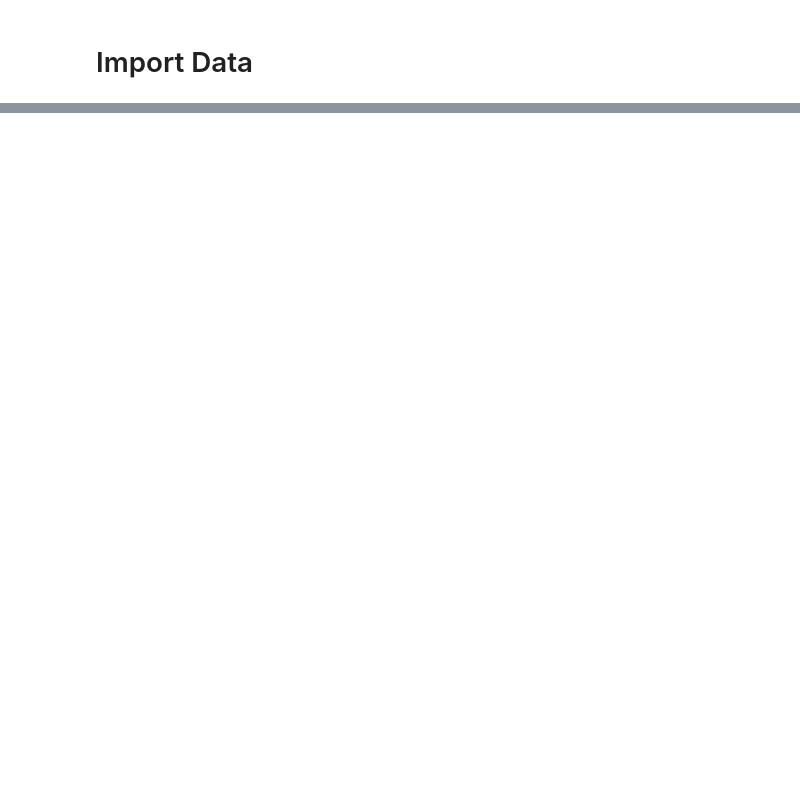
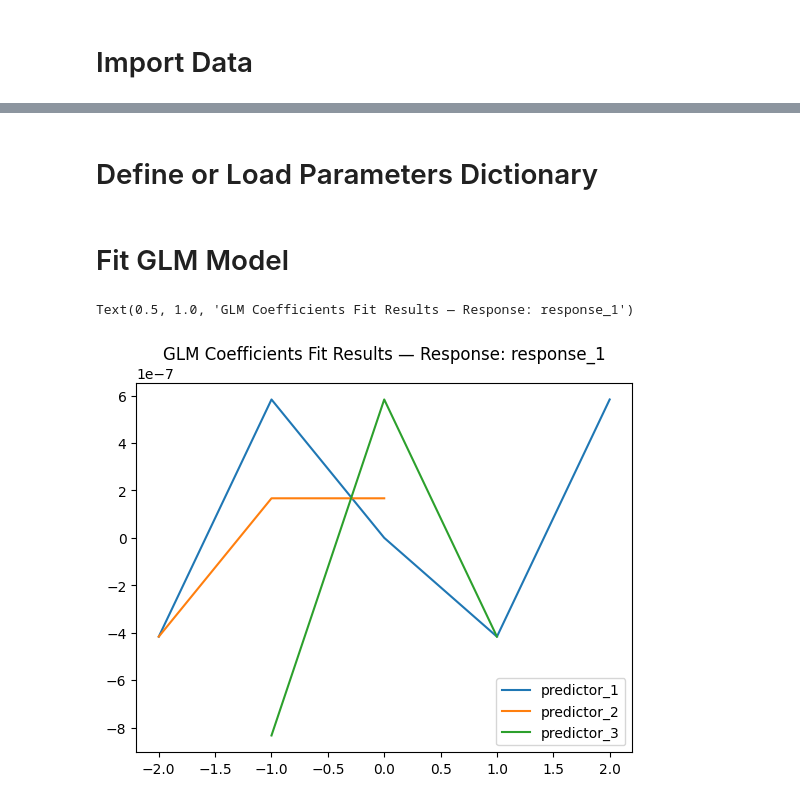
Before and after one commit to bernardosabatinilab/sabatinilab-glm, a Jupyter notebook: notebooks/glm_fit.ipynb, the cells around one changed output, grey strips where cells are left out. Drawn from its saved outputs; the diff is of its cells as text; code cells hidden in the pictures; blank space fills up the shorter version.

```diff
--- a/notebooks/glm_fit.ipynb
+++ b/notebooks/glm_fit.ipynb
@@ -41,0 +79,5 @@ Example:
+# %%
+df_source = df_example.copy() # Comment Out to Switch to Your Data
+# df_source = pd.read_csv('path/to/dataframe.csv', index_col=['id_file', 'id_trial', 'id_timestamp']) # Uncomment to Use Your Data
+# %% [markdown]
+# Define or Load Parameters Dictionary
@@ -41,0 +106,16 @@ Example:
+# %%
+list_predictors_and_shifts = [(predictor,parameters_glm_fit['predictors_shift_bounds'].get(predictor, parameters_glm_fit['predictors_shift_bounds_default'])) for predictor in parameters_glm_fit['predictors']]
+list_predictors_shifted = []
+for predictor, predictor_shift_bounds in list_predictors_and_shifts:
+    predictor_shifted = sglm.data_helpers.shift_series_range(
+        df_source[predictor],
+        predictor_shift_bounds,
+        shift_bounding_column=['id_session']
+    )
+    list_predictors_shifted.append(predictor_shifted)
+df_predictors_shifted = pd.concat(list_predictors_shifted, axis=1)
+srs_response = df_source[parameters_glm_fit['response']]
+# %%
+non_nans = (df_predictors_shifted.isna().sum(axis=1) == 0)&~np.isnan(srs_response)
+df_predictors_fit = df_predictors_shifted[non_nans].copy()
+srs_response_fit = srs_response[non_nans].copy()
@@ -41,0 +124,14 @@ Example:
+# %% [markdown]
+# Fit GLM Model
+# %%
+import sglm.fit_helpers
+
+glm_model = sglm.fit_helpers.fit_GLM(df_predictors_fit, srs_response_fit, model_name='Logistic', **parameters_glm_fit['glm_keyword_arguments'])
+# %%
+model_fit_results = pd.Series(glm_model.coef_[0], index=df_predictors_fit.columns, name='coef').unstack(0)
+model_fit_results.index = model_fit_results.index.astype(int)
+axes = model_fit_results.sort_index().plot()
+axes.set_title(f'GLM Coefficients Fit Results — Response: {parameters_glm_fit["response"]}')
+# %% [output]
+Text(0.5, 1.0, 'GLM Coefficients Fit Results — Response: response_1')
+[figure, added]
```
Also changed, not shown: parts of 6 cells of this notebook, 34 other files.
